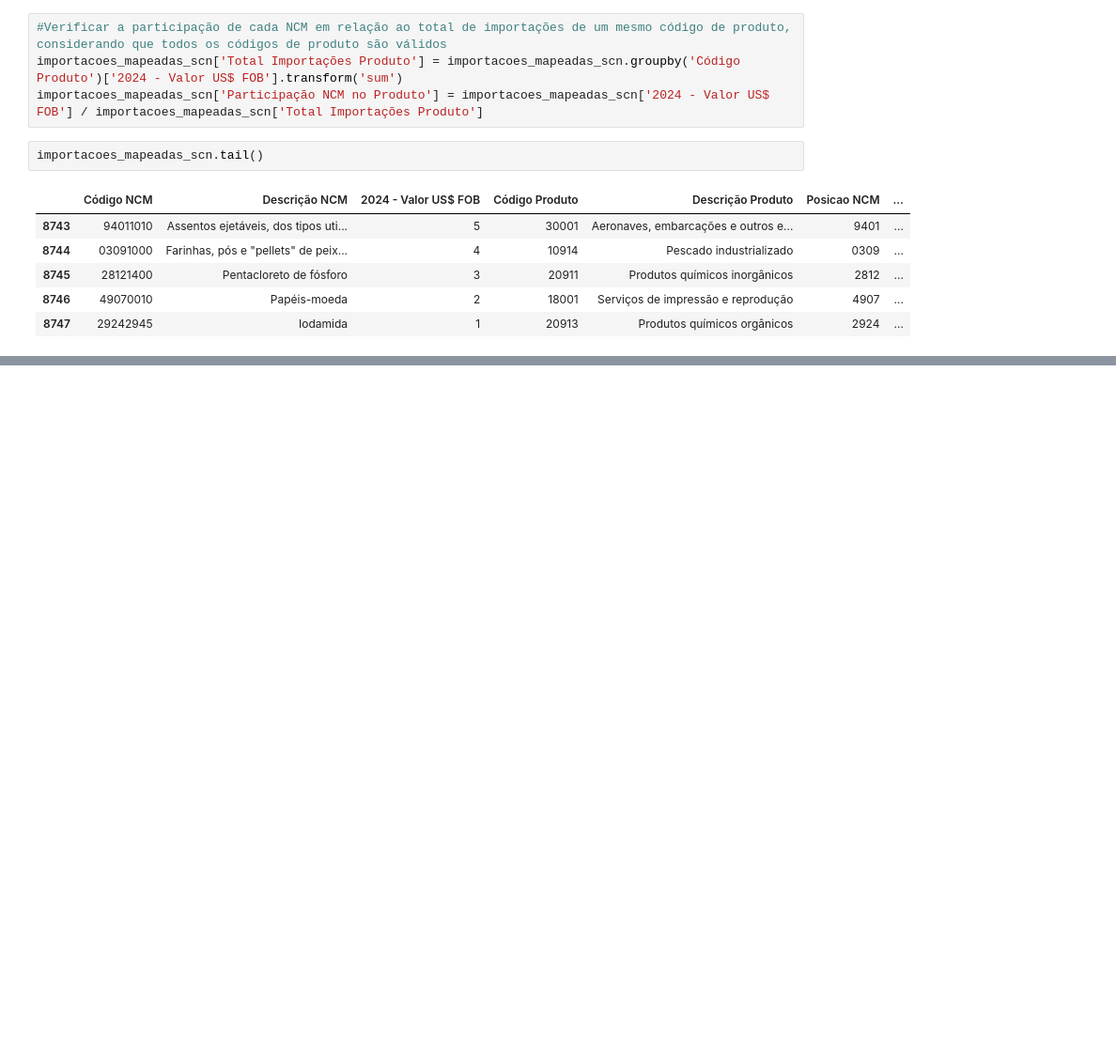
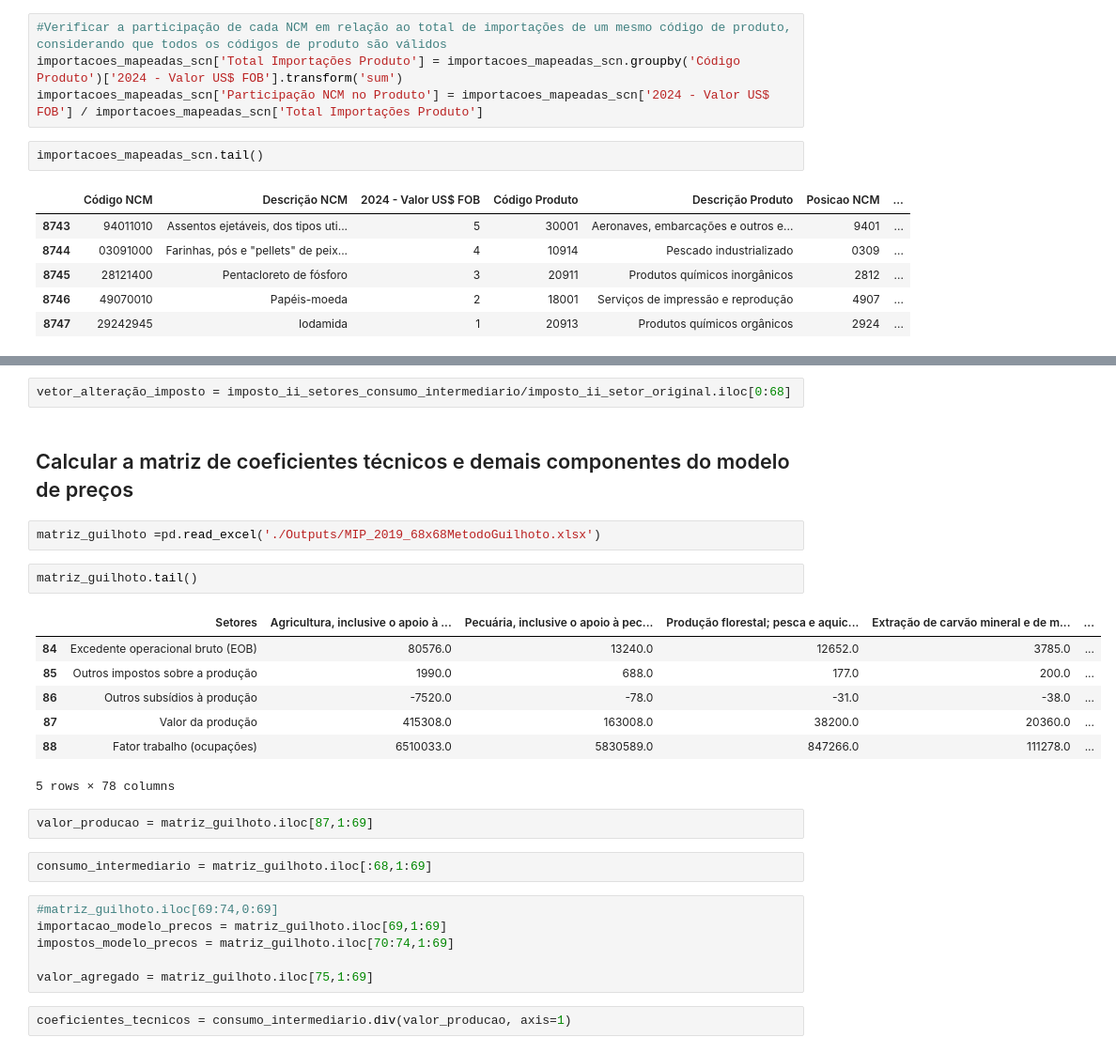
Before and after one commit to amiltonmendes/analise_insumo_produto, a Jupyter notebook: Artigo - Impacto CAT.ipynb, the cells around one changed output, grey strips where cells are left out. Shown at 94% size. Cells and saved outputs as stored; diff of their text form; blank space fills up the shorter version.

```diff
--- a/Artigo - Impacto CAT.ipynb
+++ b/Artigo - Impacto CAT.ipynb
@@ -95,0 +192,28 @@ importacoes_mapeadas_scn.tail()
+# %%
+vetor_alteração_imposto = imposto_ii_setores_consumo_intermediario/imposto_ii_setor_original.iloc[0:68]
+# %% [markdown]
+## Calcular a matriz de coeficientes técnicos e demais componentes do modelo de preços
+# %%
+matriz_guilhoto =pd.read_excel('./Outputs/MIP_2019_68x68MetodoGuilhoto.xlsx')
+# %%
+matriz_guilhoto.tail()
+# %% [output]
+|  | Setores | Agricultura, inclusive o apoio à ... | Pecuária, inclusive o apoio à pec... | Produção florestal; pesca e aquic... | Extração de carvão mineral e de m... | ... |
+| 84 | Excedente operacional bruto (EOB) | 80576.0 | 13240.0 | 12652.0 | 3785.0 | ... |
+| 85 | Outros impostos sobre a produção | 1990.0 | 688.0 | 177.0 | 200.0 | ... |
+| 86 | Outros subsídios à produção | -7520.0 | -78.0 | -31.0 | -38.0 | ... |
+| 87 | Valor da produção | 415308.0 | 163008.0 | 38200.0 | 20360.0 | ... |
+| 88 | Fator trabalho (ocupações) | 6510033.0 | 5830589.0 | 847266.0 | 111278.0 | ... |
+5 rows × 78 columns
+# %%
+valor_producao = matriz_guilhoto.iloc[87,1:69]
+# %%
+consumo_intermediario = matriz_guilhoto.iloc[:68,1:69]
+# %%
+#matriz_guilhoto.iloc[69:74,0:69]
+importacao_modelo_precos = matriz_guilhoto.iloc[69,1:69]
+impostos_modelo_precos = matriz_guilhoto.iloc[70:74,1:69]
+
+valor_agregado = matriz_guilhoto.iloc[75,1:69]
+# %%
+coeficientes_tecnicos = consumo_intermediario.div(valor_producao, axis=1)
```
Also changed, not shown: parts of 39 cells of this notebook, 5 other files.
